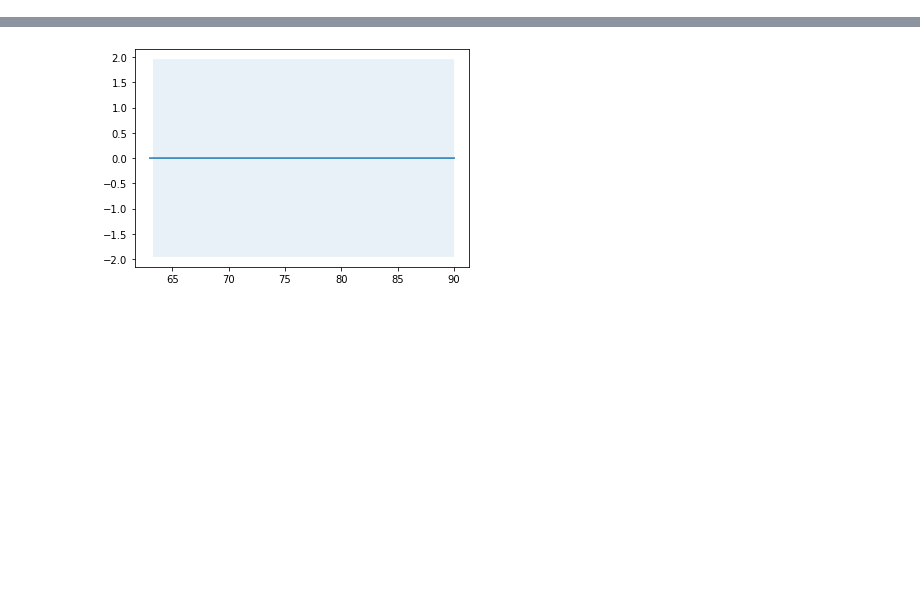
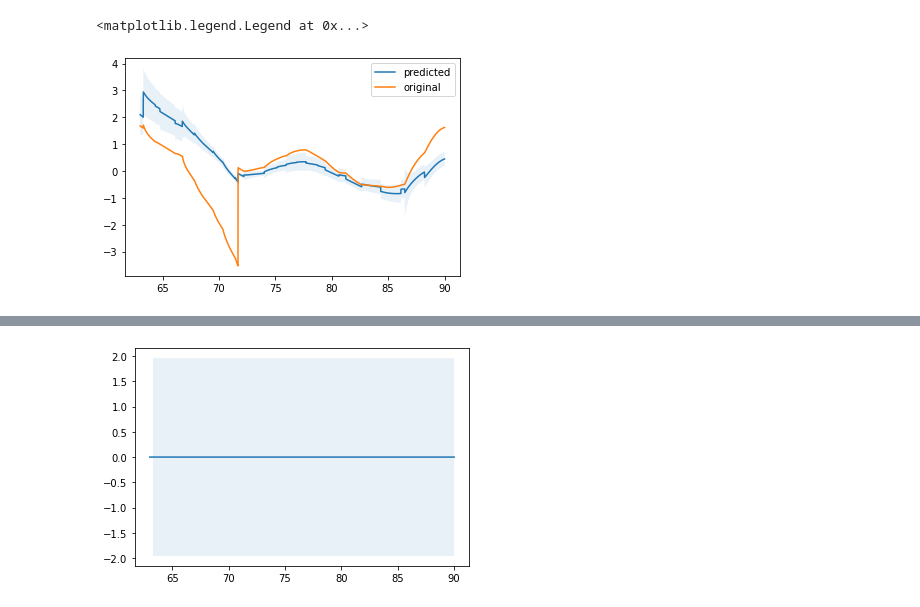
Before and after one commit to bharadwaj1098/Auto, a Jupyter notebook: model.ipynb, the cells around one changed output, grey strips where cells are left out. Cells and saved outputs as stored; diff of their text form; code cells hidden in the pictures; blank space fills up the shorter version.

```diff
--- a/model.ipynb
+++ b/model.ipynb
@@ -50 +57,11 @@ gpr.fit(x_tr, np.asarray(y_train))
 mu_s, cov_s = gpr.predict(x_te, return_cov=True)
+# %%
+mu_s = mu_s.ravel()
+std = 1.96 * np.sqrt(np.diag(cov_s))
+plt.plot(X_test['time_step'], mu_s)
+plt.plot(X_test['time_step'], y_te)
+plt.fill_between(X_test['time_step'], mu_s + std, mu_s - std, alpha = 0.1)
+plt.legend(["predicted", "original"])
+# %% [output]
+<matplotlib.legend.Legend at 0x...>
+[figure, added]
```
Also changed, not shown: parts of 18 cells of this notebook, 2 other files.
